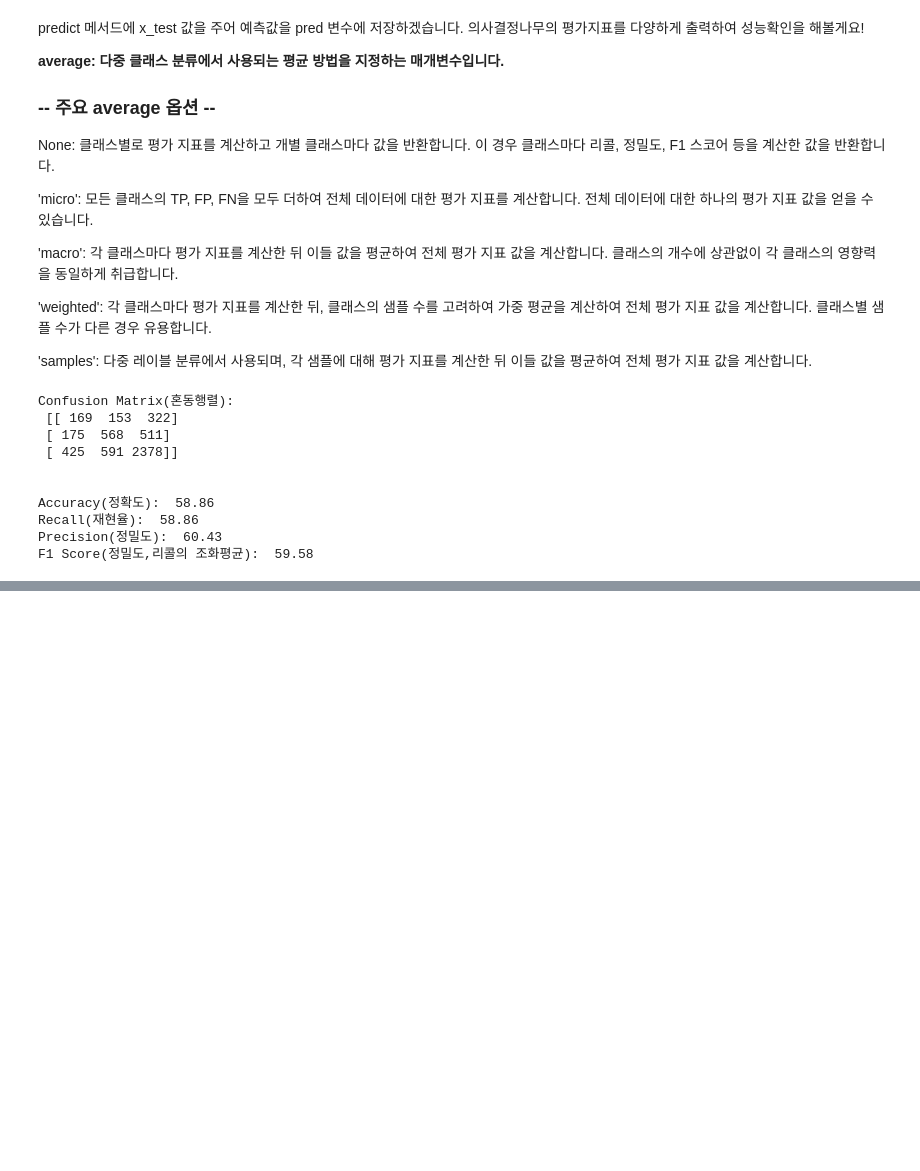
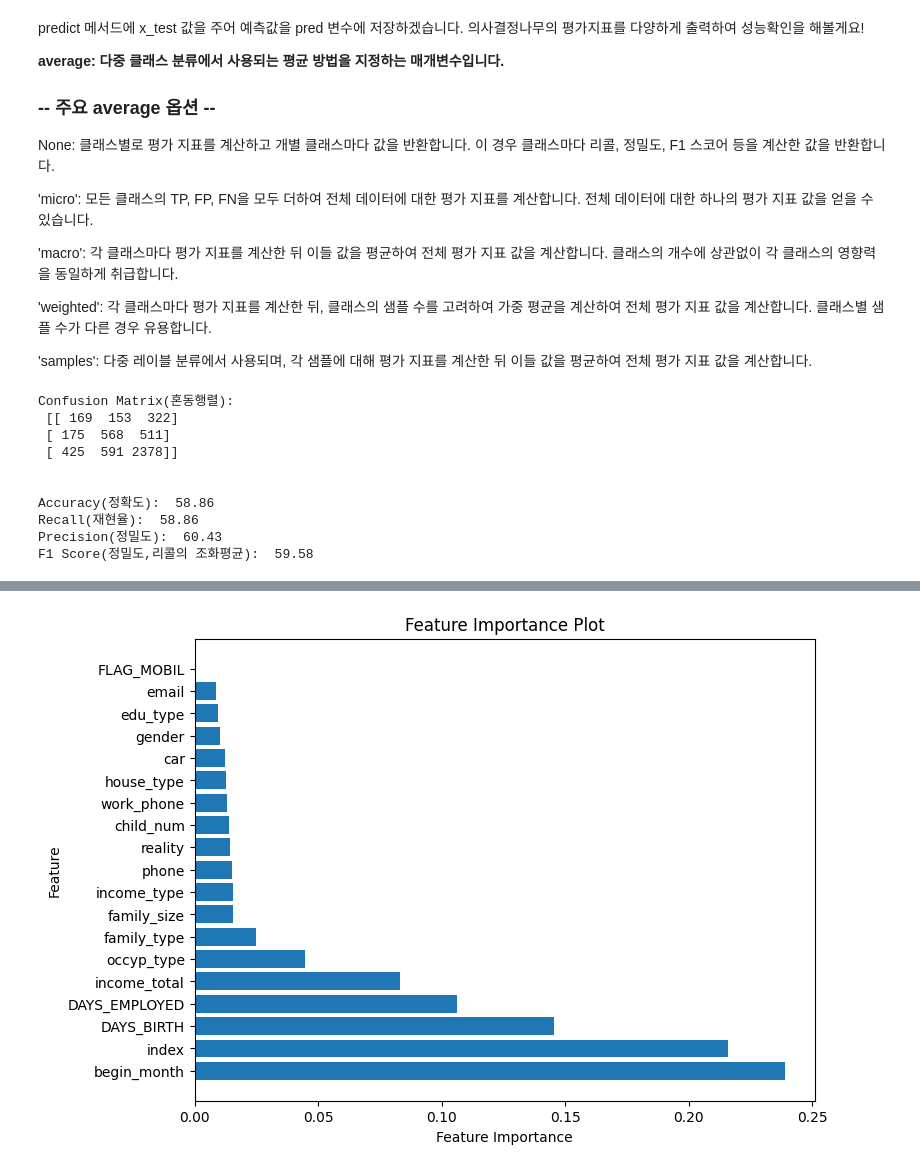
Before and after one commit to shkim4-markany/dacon_team6, a Jupyter notebook: Stage6.ipynb, the cells around one changed output, grey strips where cells are left out. Cells and saved outputs as stored; diff of their text form; code cells hidden in the pictures; blank space fills up the shorter version.

```diff
--- a/Stage6.ipynb
+++ b/Stage6.ipynb
@@ -174,0 +197,3 @@ F1 Score(정밀도,리콜의 조화평균):  59.58
+# %%
+feature_importances = pd.Series(dt.feature_importances_,index=x_valid.columns).sort_values(ascending=False)
+print(feature_importances)
@@ -174,0 +238,18 @@ F1 Score(정밀도,리콜의 조화평균):  59.58
+# %%
+import matplotlib.pyplot as plt
+
+# feature_importances 시리즈에서 피처 이름과 중요도 값을 추출
+feature_names = feature_importances.index
+importance_values = feature_importances
+
+
+# 피쳐 중요도를 막대 그래프로 시각화
+plt.figure(figsize=(8,6))
+plt.barh(range(len(feature_names)), importance_values, align='center')
+plt.yticks(range(len(feature_names)), feature_names)
+plt.xlabel('Feature Importance')
+plt.ylabel('Feature')
+plt.title('Feature Importance Plot')
+plt.show()
+# %% [output]
+[figure, added]
```
Also changed, not shown: parts of 6 cells of this notebook.
